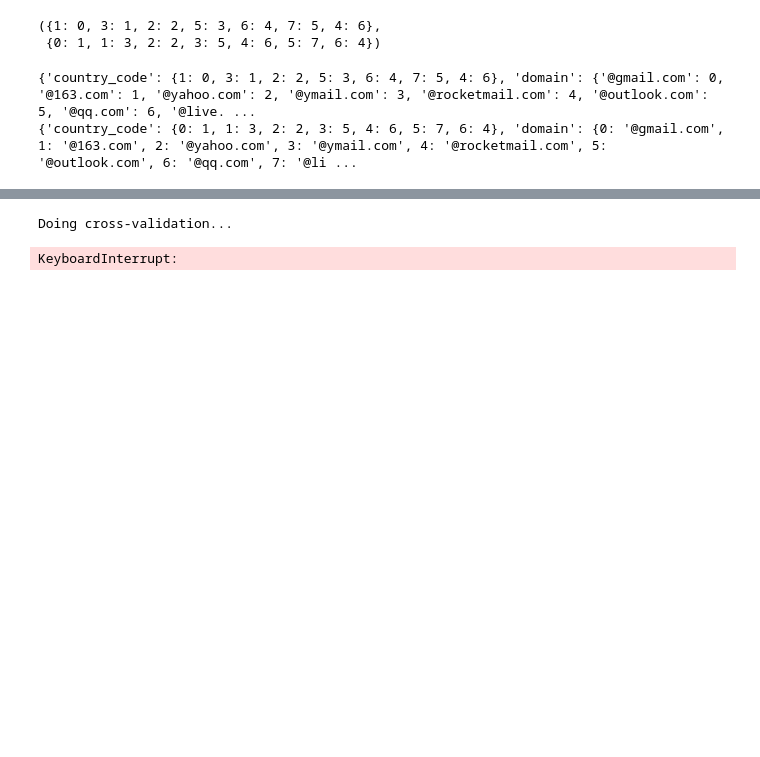
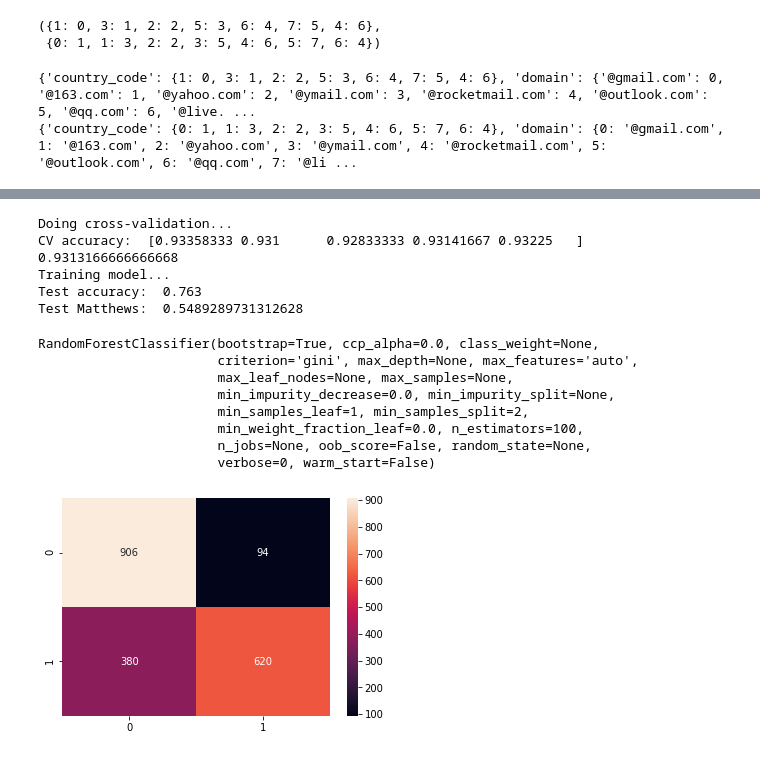
Before and after one commit to TanHaus/Shopee-CodeLeague-2020, a Jupyter notebook: marketing_analytics/training.ipynb, the cells around one changed output, grey strips where cells are left out. Saved outputs shown, nothing was run; the diff lists cells and outputs as text; code cells hidden in the pictures; blank space fills up the shorter version.

```diff
--- a/marketing_analytics/training.ipynb
+++ b/marketing_analytics/training.ipynb
@@ -154,8 +180,20 @@ def test_model(model, inputs, labels, test_inputs, test_labels):
 
     return model
 # %%
-forest = RandomForestClassifier(n_estimators=1000)
+forest = RandomForestClassifier()
 test_model(forest, inputs, labels, test_inputs, test_labels)
 # %% [output]
 Doing cross-validation...
+CV accuracy:  [0.93358333 0.931      0.92833333 0.93141667 0.93225   ] 0.9313166666666668
+Training model...
+Test accuracy:  0.763
+Test Matthews:  0.5489289731312628
-KeyboardInterrupt:
+RandomForestClassifier(bootstrap=True, ccp_alpha=0.0, class_weight=None,
+                       criterion='gini', max_depth=None, max_features='auto',
+                       max_leaf_nodes=None, max_samples=None,
+                       min_impurity_decrease=0.0, min_impurity_split=None,
+                       min_samples_leaf=1, min_samples_split=2,
+                       min_weight_fraction_leaf=0.0, n_estimators=100,
+                       n_jobs=None, oob_score=False, random_state=None,
+                       verbose=0, warm_start=False)
+[figure, added]
```
Also changed, not shown: parts of 30 cells of this notebook, 1 other file.
